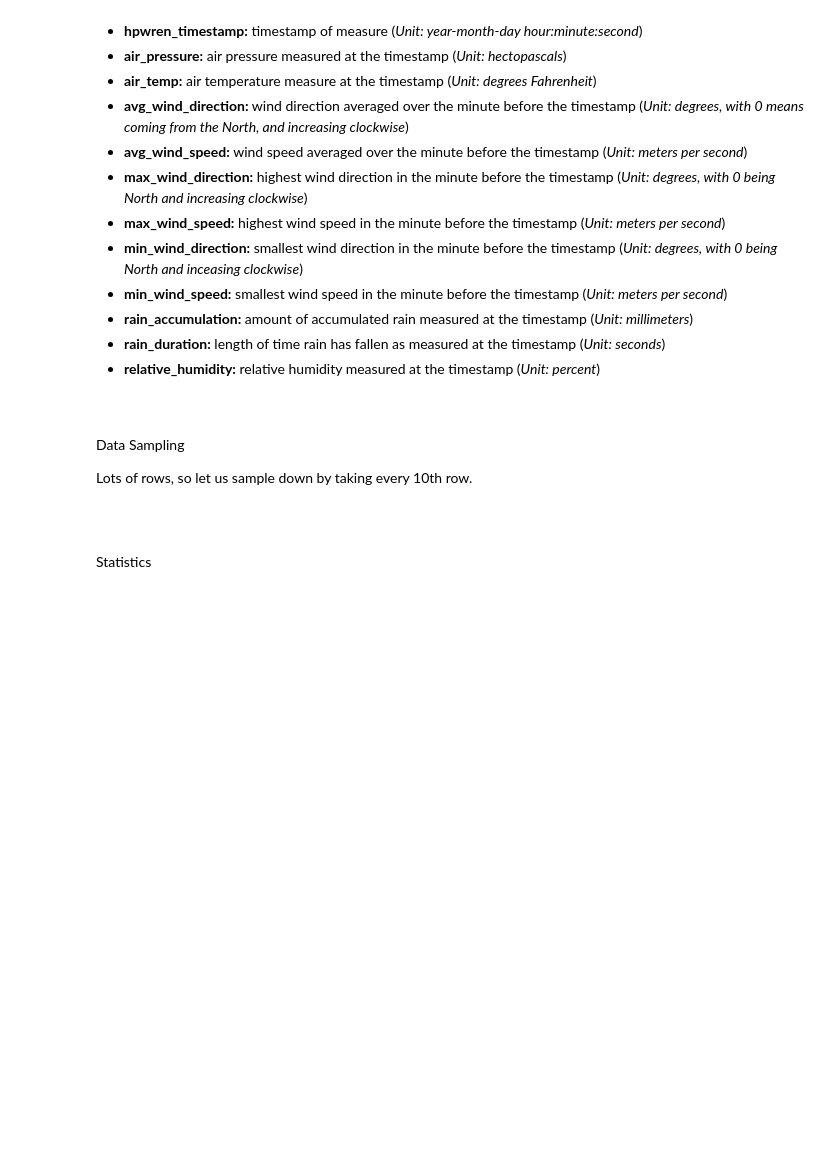
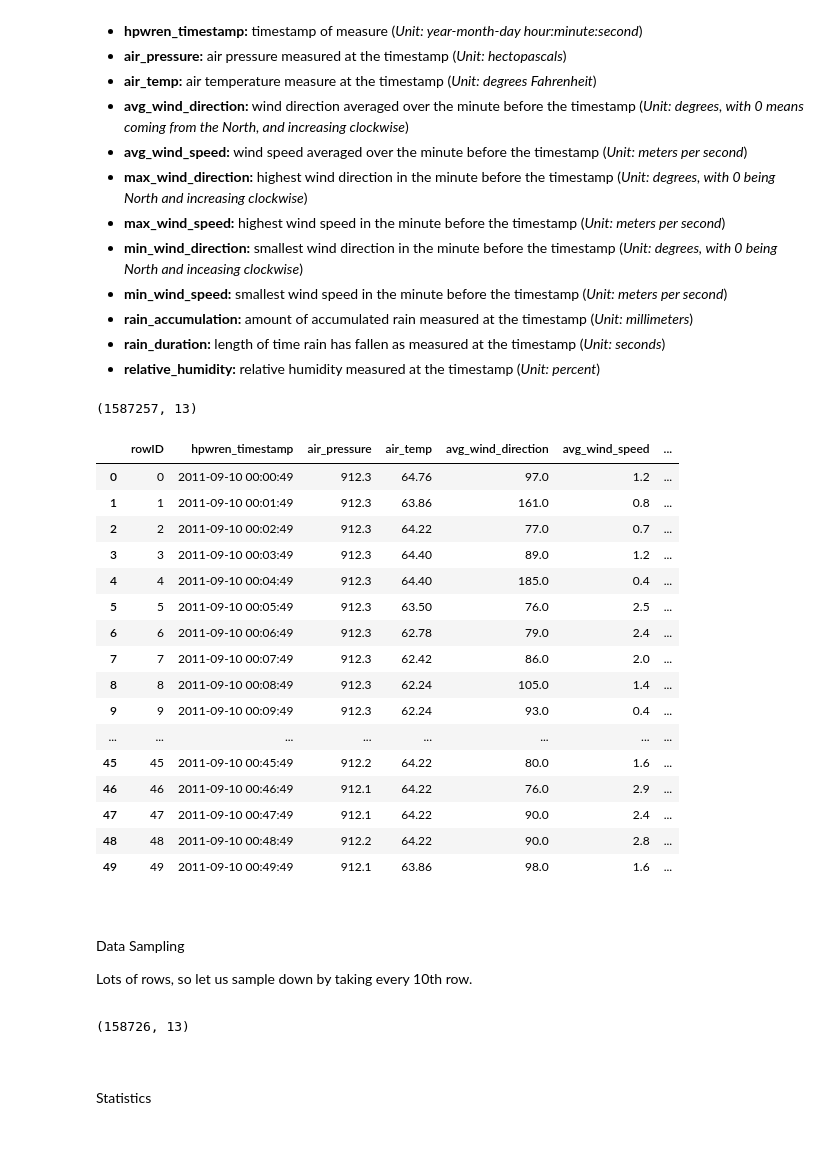
Before and after one commit to AkanchhaChoudhary/UCSanDiegoX-s-Data-Science-MicroMasters, a Jupyter notebook: Python_for_Data_Science/week-7/Weather Data Clustering using k-Means.ipynb, the cells around one changed output. Saved outputs shown, nothing was run; the diff lists cells and outputs as text; code cells hidden in the pictures; blank space fills up the shorter version.

```diff
--- a/Python_for_Data_Science/week-7/Weather Data Clustering using k-Means.ipynb
+++ b/Python_for_Data_Science/week-7/Weather Data Clustering using k-Means.ipynb
@@ -37,5 +37,5 @@ from pandas.plotting import parallel_coordinates
 
 Creating a Pandas DataFrame from a CSV file<br><br></p>
 # %%
-data = pd.read_csv('./weather/minute_weather.csv')
+data = pd.read_csv('./minute_weather.csv')
 # %% [markdown]
@@ -62,8 +63,28 @@ Each row in **minute_weather.csv** contains weather data captured for a one-minu
 * **relative_humidity:**	relative humidity measured at the timestamp	(*Unit: percent*)
 # %%
 data.shape
+# %% [output]
+(1587257, 13)
 # %%
-data.head()
+data.head(50)
+# %% [output]
+|  | rowID | hpwren_timestamp | air_pressure | air_temp | avg_wind_direction | avg_wind_speed | ... |
+| 0 | 0 | 2011-09-10 00:00:49 | 912.3 | 64.76 | 97.0 | 1.2 | ... |
+| 1 | 1 | 2011-09-10 00:01:49 | 912.3 | 63.86 | 161.0 | 0.8 | ... |
+| 2 | 2 | 2011-09-10 00:02:49 | 912.3 | 64.22 | 77.0 | 0.7 | ... |
+| 3 | 3 | 2011-09-10 00:03:49 | 912.3 | 64.40 | 89.0 | 1.2 | ... |
+| 4 | 4 | 2011-09-10 00:04:49 | 912.3 | 64.40 | 185.0 | 0.4 | ... |
+| 5 | 5 | 2011-09-10 00:05:49 | 912.3 | 63.50 | 76.0 | 2.5 | ... |
+| 6 | 6 | 2011-09-10 00:06:49 | 912.3 | 62.78 | 79.0 | 2.4 | ... |
+| 7 | 7 | 2011-09-10 00:07:49 | 912.3 | 62.42 | 86.0 | 2.0 | ... |
+| 8 | 8 | 2011-09-10 00:08:49 | 912.3 | 62.24 | 105.0 | 1.4 | ... |
+| 9 | 9 | 2011-09-10 00:09:49 | 912.3 | 62.24 | 93.0 | 0.4 | ... |
+| ... | ... | ... | ... | ... | ... | ... | ... |
+| 45 | 45 | 2011-09-10 00:45:49 | 912.2 | 64.22 | 80.0 | 1.6 | ... |
+| 46 | 46 | 2011-09-10 00:46:49 | 912.1 | 64.22 | 76.0 | 2.9 | ... |
+| 47 | 47 | 2011-09-10 00:47:49 | 912.1 | 64.22 | 90.0 | 2.4 | ... |
+| 48 | 48 | 2011-09-10 00:48:49 | 912.2 | 64.22 | 90.0 | 2.8 | ... |
+| 49 | 49 | 2011-09-10 00:49:49 | 912.1 | 63.86 | 98.0 | 1.6 | ... |
 # %% [markdown]
 <p style="font-family: Arial; font-size:1.75em;color:purple; font-style:bold"><br>
 
@@ -76,3 +94,8 @@ sampled_df.shape
+# %%
+sampled_df = data[(data['rowID'] % 10) == 0] # every 10th row because  instead of one minutes, we'll do 10 minutes.. go to every row and divide by 10 and if remainder is 1 then save it to sammmmpled_df
+sampled_df.shape
+# %% [output]
+(158726, 13)
 # %% [markdown]
 <p style="font-family: Arial; font-size:1.75em;color:purple; font-style:bold"><br>
 
```
Also changed, not shown: parts of 22 cells of this notebook, 1 other file.
